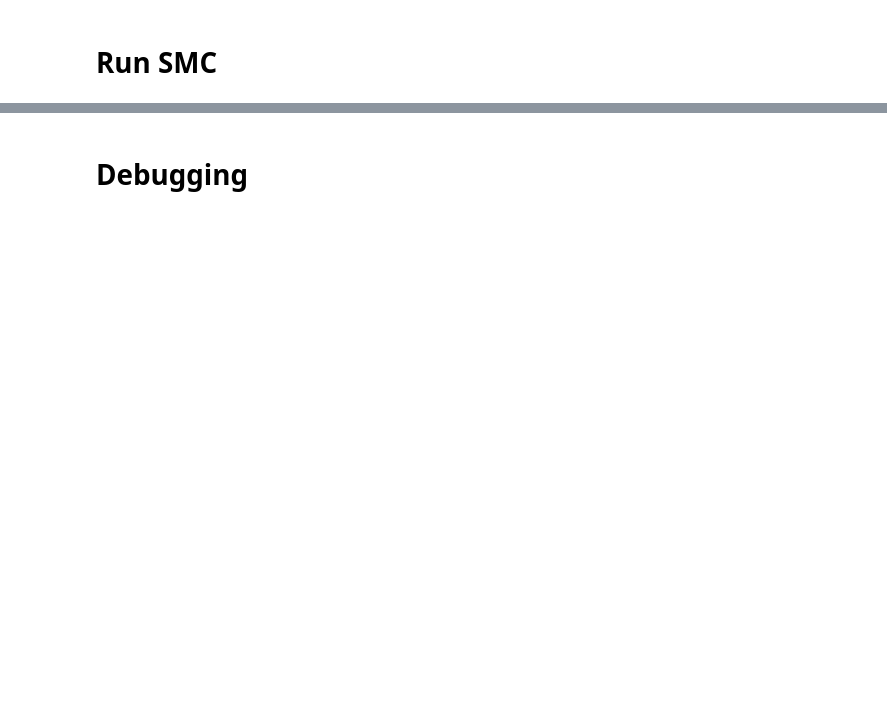
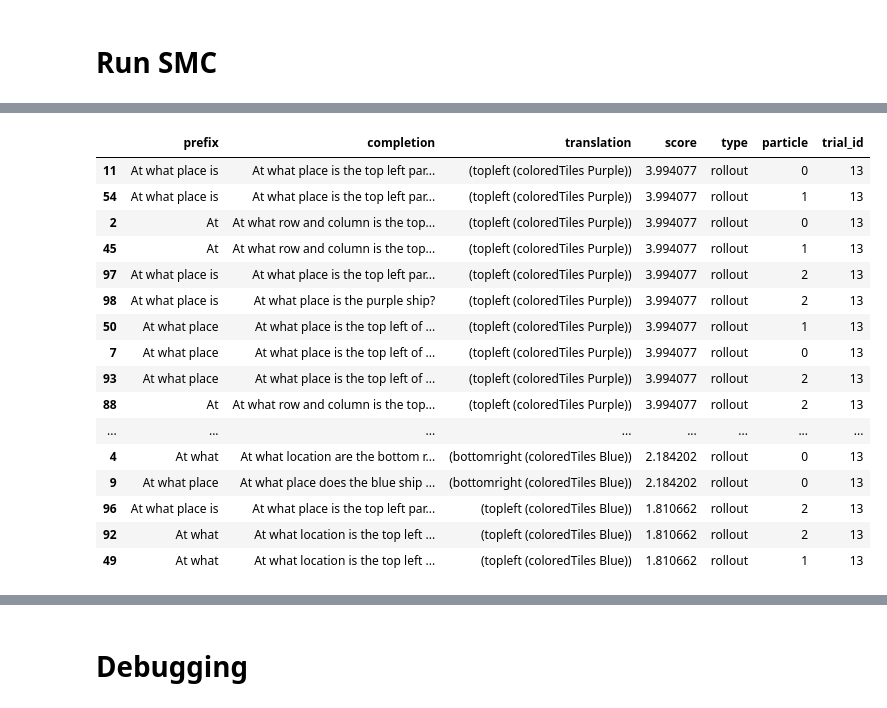
Before and after one commit to gabegrand/battleship, a Jupyter notebook: experiments/cogsci/eval_smc.ipynb, the cells around one changed output, grey strips where cells are left out. Saved outputs shown, nothing was run; the diff lists cells and outputs as text; code cells hidden in the pictures; blank space fills up the shorter version.

```diff
--- a/experiments/cogsci/eval_smc.ipynb
+++ b/experiments/cogsci/eval_smc.ipynb
@@ -25,6 +25,7 @@ async def run_smc_baseline(
     trial_ids=TRIAL_IDS,
     board_format="textual",
     n_example_trials=3,
+    n_examples_per_trial=3,
     results_file="hfppl_results.csv",
     random_seed=123,
     verbose=False,
@@ -40,10 +41,12 @@ async def run_smc_baseline(
             target_trial_id=trial_id,
             board_format=board_format,
             n_example_trials=n_example_trials,
-            n_examples_per_trial=3,
-            include_board=False,
+            n_examples_per_trial=n_examples_per_trial,
+            include_board=True,
+            include_instructions=True,
+            # include_board=False,
+            # include_instructions=False,
             include_system_prompt=False,
-            include_instructions=False,
             random_seed=random_seed,
         )
 
@@ -68,8 +71,9 @@ async def run_smc_baseline(
         lm.clear_cache()
         lm.clear_kv_cache()
 
-        # Significantly speeds up performance, but may result in CUDA out of memory error
-        # lm.cache_kv(lm.tokenizer.encode(str(question_prompt)))
+        # Significantly speeds up performance, but may result in CUDA out of memory error.
+        lm.cache_kv(lm.tokenizer.encode(str(question_prompt)))
+        # Additionally, this currently degrades the quality of the translations for an unknown reason.
         # lm.cache_kv(lm.tokenizer.encode(str(translation_prompt)))
 
         model = QuestionGenerationModel(
@@ -96,14 +100,19 @@ async def run_smc_baseline(
 # %%
 # TRIAL_IDS = range(1, 19)
 TRIAL_IDS = [13]
-N_PARTICLES = 3
-BOARD_FORMAT = "grid"
 RESULTS_FILE = "results/eval_smc.csv"
 
-await run_smc_baseline(
+N_PARTICLES = 3
+N_EXAMPLE_TRIALS = 1
+N_EXAMPLES_PER_TRIAL = 5
+BOARD_FORMAT = "textual"
+
+df_results = await run_smc_baseline(
     n_particles=N_PARTICLES,
     trial_ids=TRIAL_IDS,
     board_format=BOARD_FORMAT,
+    n_example_trials=N_EXAMPLE_TRIALS,
+    n_examples_per_trial=N_EXAMPLES_PER_TRIAL,
     results_file=RESULTS_FILE,
     verbose=True,
 )
@@ -140,0 +137,20 @@ Question: What color is at 4B?
+# %%
+df_results.sort_values("score", ascending=False).head(30)
+# %% [output]
+|  | prefix | completion | translation | score | type | particle | trial_id |
+| 11 | At what place is | At what place is the top left par... | (topleft (coloredTiles Purple)) | 3.994077 | rollout | 0 | 13 |
+| 54 | At what place is | At what place is the top left par... | (topleft (coloredTiles Purple)) | 3.994077 | rollout | 1 | 13 |
+| 2 | At | At what row and column is the top... | (topleft (coloredTiles Purple)) | 3.994077 | rollout | 0 | 13 |
+| 45 | At | At what row and column is the top... | (topleft (coloredTiles Purple)) | 3.994077 | rollout | 1 | 13 |
+| 97 | At what place is | At what place is the top left par... | (topleft (coloredTiles Purple)) | 3.994077 | rollout | 2 | 13 |
+| 98 | At what place is | At what place is the purple ship? | (topleft (coloredTiles Purple)) | 3.994077 | rollout | 2 | 13 |
+| 50 | At what place | At what place is the top left of ... | (topleft (coloredTiles Purple)) | 3.994077 | rollout | 1 | 13 |
+| 7 | At what place | At what place is the top left of ... | (topleft (coloredTiles Purple)) | 3.994077 | rollout | 0 | 13 |
+| 93 | At what place | At what place is the top left of ... | (topleft (coloredTiles Purple)) | 3.994077 | rollout | 2 | 13 |
+| 88 | At | At what row and column is the top... | (topleft (coloredTiles Purple)) | 3.994077 | rollout | 2 | 13 |
+| ... | ... | ... | ... | ... | ... | ... | ... |
+| 4 | At what | At what location are the bottom r... | (bottomright (coloredTiles Blue)) | 2.184202 | rollout | 0 | 13 |
+| 9 | At what place | At what place does the blue ship ... | (bottomright (coloredTiles Blue)) | 2.184202 | rollout | 0 | 13 |
+| 96 | At what place is | At what place is the top left par... | (topleft (coloredTiles Blue)) | 1.810662 | rollout | 2 | 13 |
+| 92 | At what | At what location is the top left ... | (topleft (coloredTiles Blue)) | 1.810662 | rollout | 2 | 13 |
+| 49 | At what | At what location is the top left ... | (topleft (coloredTiles Blue)) | 1.810662 | rollout | 1 | 13 |
```
Also changed, not shown: parts of 3 cells of this notebook.
